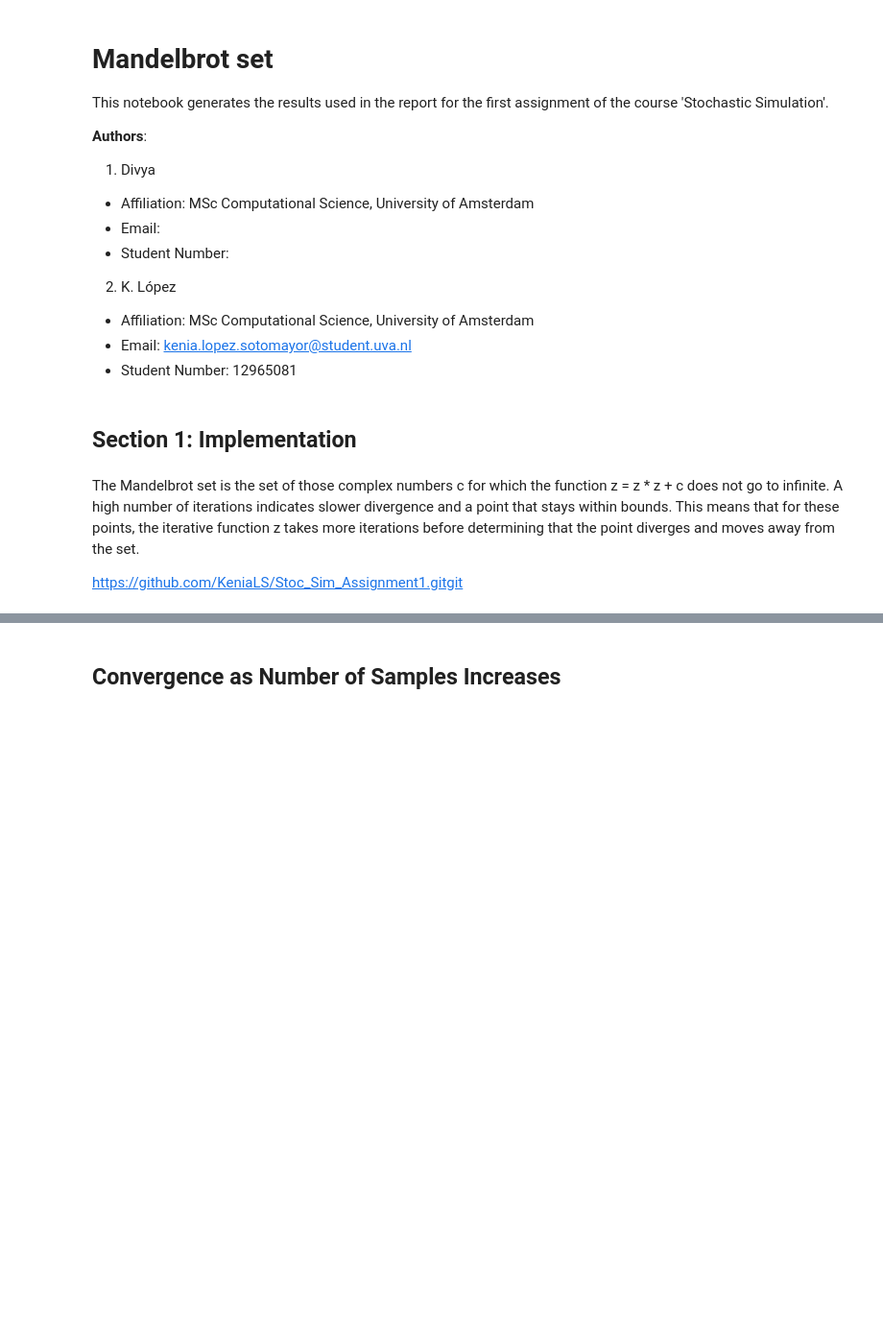
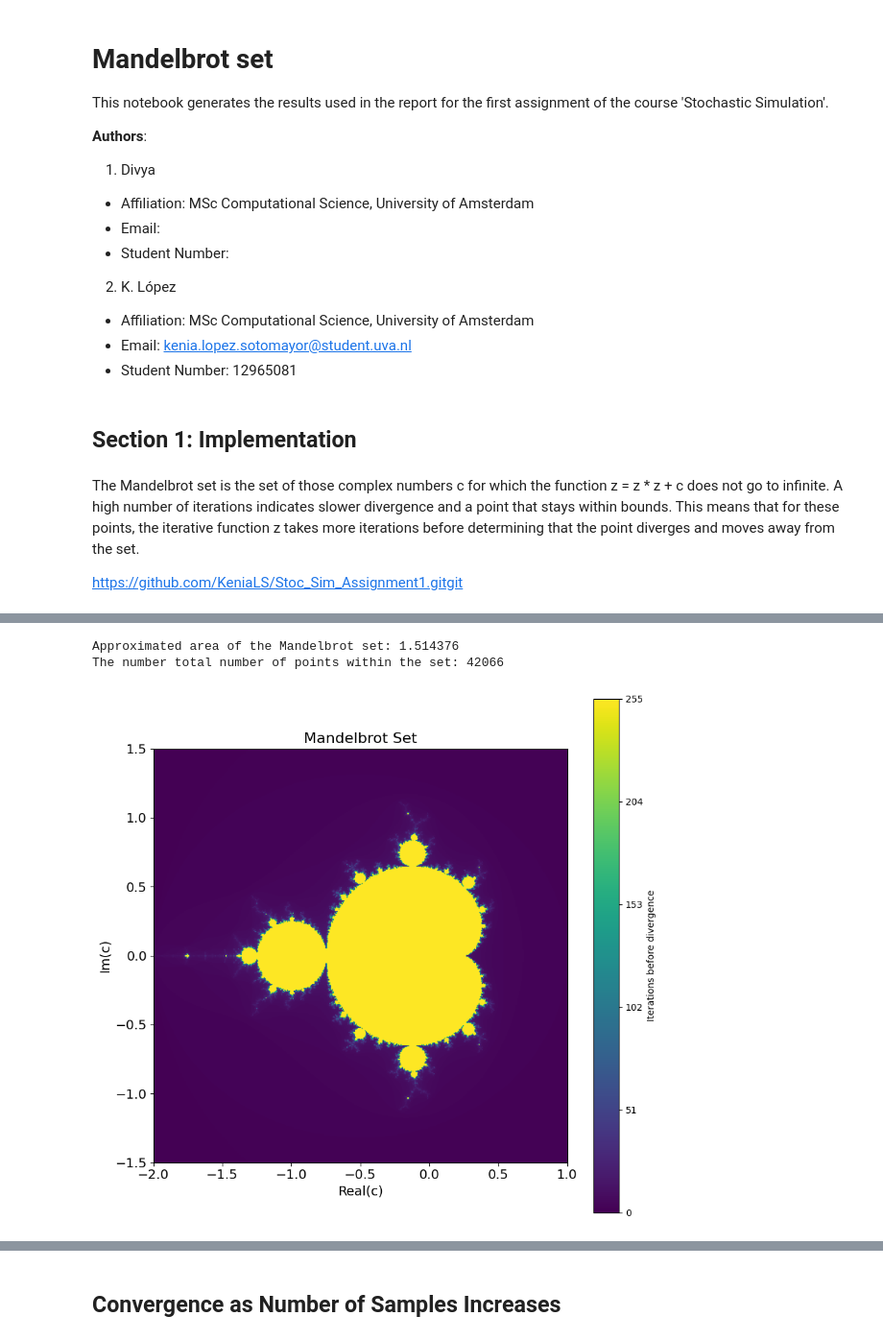
Before and after one commit to KeniaLS/Stoc_Sim_Assignment1, a Jupyter notebook: SS_Kenia_Divya_Assignment1.ipynb, the cells around one changed output, grey strips where cells are left out. Shown at 96% size. Cells and saved outputs as stored; diff of their text form; code cells hidden in the pictures; blank space fills up the shorter version.

```diff
--- a/SS_Kenia_Divya_Assignment1.ipynb
+++ b/SS_Kenia_Divya_Assignment1.ipynb
@@ -92,0 +103,55 @@ The number total number of points within the set: 42066
+# %%
+def mandelbrot(c, max_iter):
+    z = 0
+    for n in range(max_iter):
+        z = z * z + c
+        if abs(z) > 2:
+            return False, n  # Point is not in the Mandelbrot set, return boolean and iterations
+    return True, max_iter  # Point is in the Mandelbrot set, return boolean and max_iter
+
+def mandelbrot_plot():
+    max_iter = 255
+    x_min, x_max = -2.0, 1.0
+    y_min, y_max = -1.5, 1.5
+    width, height = 500, 500
+
+    total_points = width * height
+    points_inside_set = 0
+
+    mandelbrot_image = np.zeros((width, height))
+    for x in range(width):
+        for y in range(height):
+            real = x * (x_max - x_min) / (width - 1) + x_min
+            imag = y * (y_max - y_min) / (height - 1) + y_min
+            c = complex(real, imag)
+
+            in_mandelbrot, iterations = mandelbrot(c, max_iter)
+            mandelbrot_image[x, y] = iterations
+
+            if in_mandelbrot:
+                points_inside_set += 1
+
+    area_ratio = points_inside_set / total_points
+    total_area = (x_max - x_min) * (y_max - y_min)
+    estimated_area = area_ratio * total_area
+    AREA = estimated_area
+
+    print(f"Approximated area of the Mandelbrot set: {AREA}")
+    print(f"The number total number of points within the set: {points_inside_set}")
+
+    plt.figure(figsize=(10, 10))
+    img = plt.imshow(mandelbrot_image.T, cmap='viridis', extent=(x_min, x_max, y_min, y_max))
+    plt.xlabel('Real(c)', fontsize=14)
+    plt.xticks(fontsize=14)
+    plt.yticks(fontsize=14)
+    plt.ylabel('Im(c)', fontsize=14)
+    plt.title('Mandelbrot Set', fontsize=16)
+    colorbar = plt.colorbar(img, label='Iterations before divergence')
+    colorbar.set_ticks(np.arange(0, max_iter+1, max_iter//5))  # Adjust the tick positions
+    plt.show()
+
+mandelbrot_plot()
+# %% [output]
+Approximated area of the Mandelbrot set: 1.514376
+The number total number of points within the set: 42066
+[figure, added]
```
Also changed, not shown: parts of 46 cells of this notebook.
